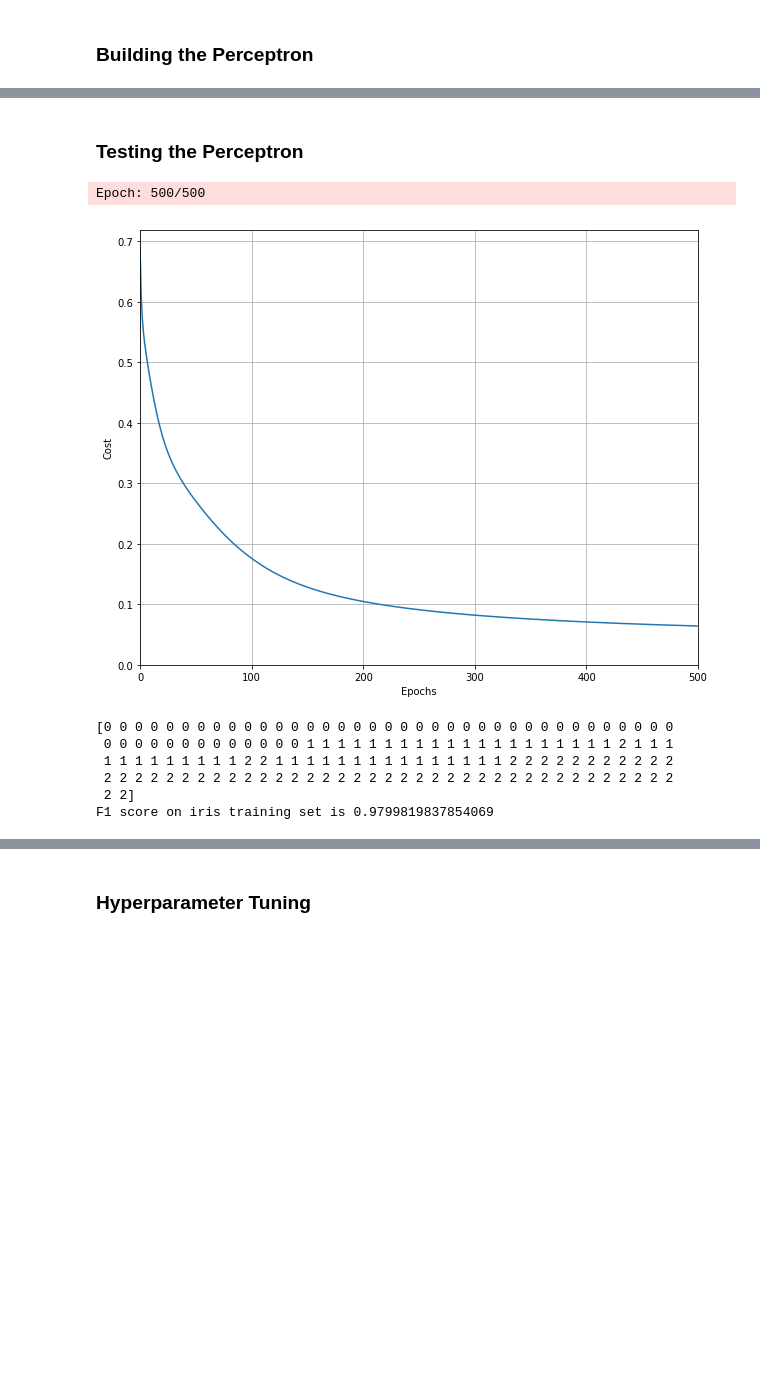
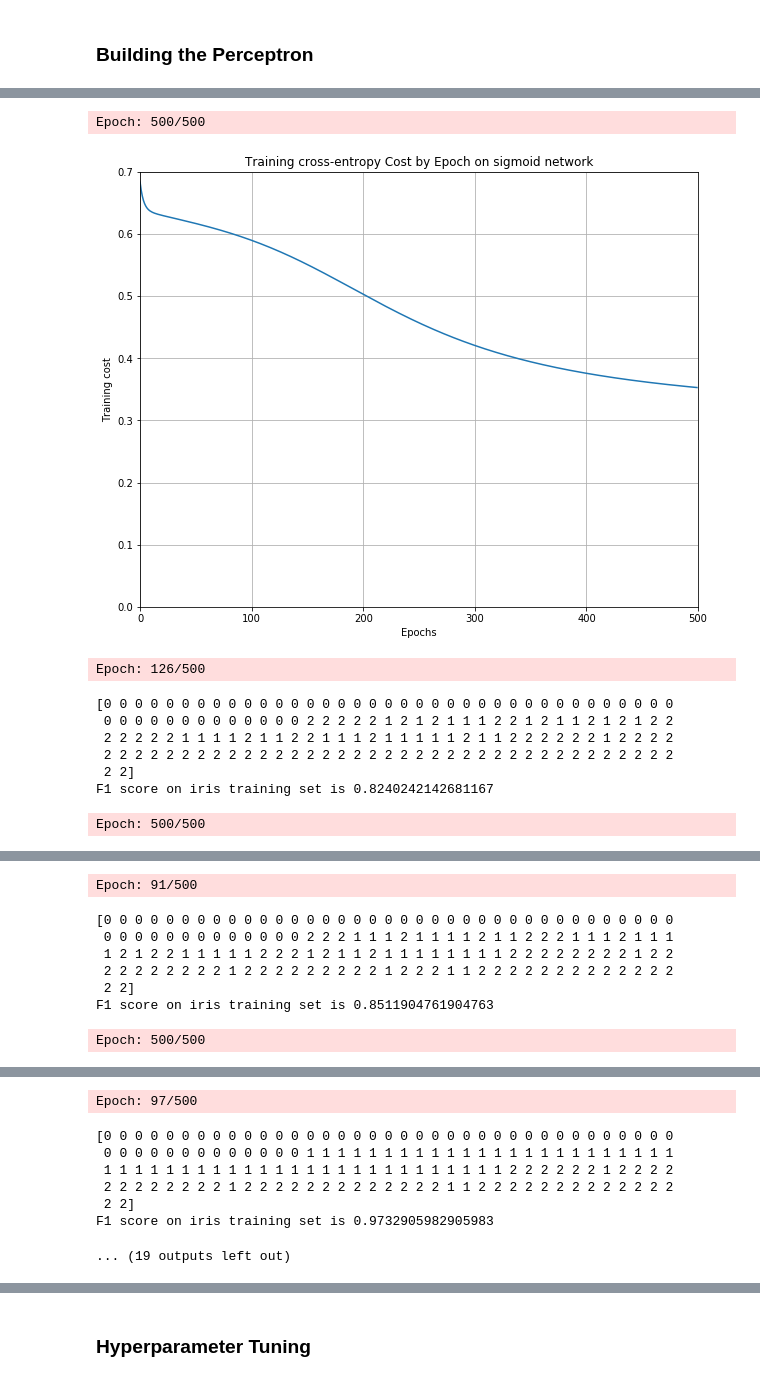
Before and after one commit to ariakoehler/evaluation-and-mlp, a Jupyter notebook: notebooks/cover-type.ipynb, the cells around one changed output, grey strips where cells are left out. Saved outputs shown, nothing was run; the diff lists cells and outputs as text; code cells hidden in the pictures; blank space fills up the shorter version.

```diff
--- a/notebooks/cover-type.ipynb
+++ b/notebooks/cover-type.ipynb
@@ -476,25 +487,26 @@ class MultiLayerPerceptron:
 # %%
 from sklearn.datasets import load_iris
 iris = load_iris()
-# %% [markdown]
-### Testing the Perceptron
 # %%
 from sklearn.preprocessing import StandardScaler
 
-mlp = MultiLayerPerceptron(n_hidden=2, size_hidden=10, epochs=500, phi='relu', alpha=0.001, cost='cross-entropy')
+iris_dat = StandardScaler().fit_transform(iris.data)
 
-iris_dat = StandardScaler().fit_transform(iris.data)
-# iris_tar = StandardScaler().fit_transform(iris.target)
+for cost in ['cross-entropy', 'mse']:
+    for activ in ['sigmoid', 'linear', 'relu', 'silu']:
+        mlp = MultiLayerPerceptron(n_hidden=2, size_hidden=10, epochs=500, phi=activ, alpha=0.001, cost=cost)
 
-mlp.fit(iris.data, iris.target, print_progress=True, show_cost=True)
-print(mlp.predict(iris.data))
-print('F1 score on iris training set is {}'.format(f1_score(iris.target, mlp.predict(iris.data), average='macro')))
+        mlp.fit(iris_dat, iris.target, print_progress=True, show_cost=True)
+        print(mlp.predict(iris_dat))
+        print('F1 score on iris training set is {}'.format(f1_score(iris.target, mlp.predict(iris_dat), average='macro')))
 # %% [output]
 Epoch: 500/500
-[figure, old version]
+[figure, new version]
-[0 0 0 0 0 0 0 0 0 0 0 0 0 0 0 0 0 0 0 0 0 0 0 0 0 0 0 0 0 0 0 0 0 0 0 0 0
- 0 0 0 0 0 0 0 0 0 0 0 0 0 1 1 1 1 1 1 1 1 1 1 1 1 1 1 1 1 1 1 1 1 2 1 1 1
- 1 1 1 1 1 1 1 1 1 2 2 1 1 1 1 1 1 1 1 1 1 1 1 1 1 1 2 2 2 2 2 2 2 2 2 2 2
- 2 2 2 2 2 2 2 2 2 2 2 2 2 2 2 2 2 2 2 2 2 2 2 2 2 2 2 2 2 2 2 2 2 2 2 2 2
- 2 2]
-F1 score on iris training set is 0.9799819837854069
+Epoch: 126/500
+[0 0 0 0 0 0 0 0 0 0 0 0 0 0 0 0 0 0 0 0 0 0 0 0 0 0 0 0 0 0 0 0 0 0 0 0 0
+ 0 0 0 0 0 0 0 0 0 0 0 0 0 2 2 2 2 2 1 2 1 2 1 1 1 2 2 1 2 1 1 2 1 2 1 2 2
+ 2 2 2 2 2 1 1 1 1 2 1 1 2 2 1 1 1 2 1 1 1 1 1 2 1 1 2 2 2 2 2 2 1 2 2 2 2
+ 2 2 2 2 2 2 2 2 2 2 2 2 2 2 2 2 2 2 2 2 2 2 2 2 2 2 2 2 2 2 2 2 2 2 2 2 2
+ 2 2]
+F1 score on iris training set is 0.8240242142681167
+Epoch: 500/500
@@ -500,0 +514,8 @@ F1 score on iris training set is 0.9799819837854069
+Epoch: 91/500
+[0 0 0 0 0 0 0 0 0 0 0 0 0 0 0 0 0 0 0 0 0 0 0 0 0 0 0 0 0 0 0 0 0 0 0 0 0
+ 0 0 0 0 0 0 0 0 0 0 0 0 0 2 2 2 1 1 1 2 1 1 1 1 2 1 1 2 2 2 1 1 1 2 1 1 1
+ 1 2 1 2 2 1 1 1 1 1 2 2 2 1 2 1 1 2 1 1 1 1 1 1 1 1 2 2 2 2 2 2 2 2 1 2 2
+ 2 2 2 2 2 2 2 2 1 2 2 2 2 2 2 2 2 2 1 2 2 2 1 1 2 2 2 2 2 2 2 2 2 2 2 2 2
+ 2 2]
+F1 score on iris training set is 0.8511904761904763
+Epoch: 500/500
@@ -500,0 +523,8 @@ F1 score on iris training set is 0.9799819837854069
+Epoch: 97/500
+[0 0 0 0 0 0 0 0 0 0 0 0 0 0 0 0 0 0 0 0 0 0 0 0 0 0 0 0 0 0 0 0 0 0 0 0 0
+ 0 0 0 0 0 0 0 0 0 0 0 0 0 1 1 1 1 1 1 1 1 1 1 1 1 1 1 1 1 1 1 1 1 1 1 1 1
+ 1 1 1 1 1 1 1 1 1 1 1 1 1 1 1 1 1 1 1 1 1 1 1 1 1 1 2 2 2 2 2 2 1 2 2 2 2
+ 2 2 2 2 2 2 2 2 1 2 2 2 2 2 2 2 2 2 2 2 2 2 1 1 2 2 2 2 2 2 2 2 2 2 2 2 2
+ 2 2]
+F1 score on iris training set is 0.9732905982905983
+... (19 outputs left out)
```
Also changed, not shown: parts of 8 cells of this notebook.
